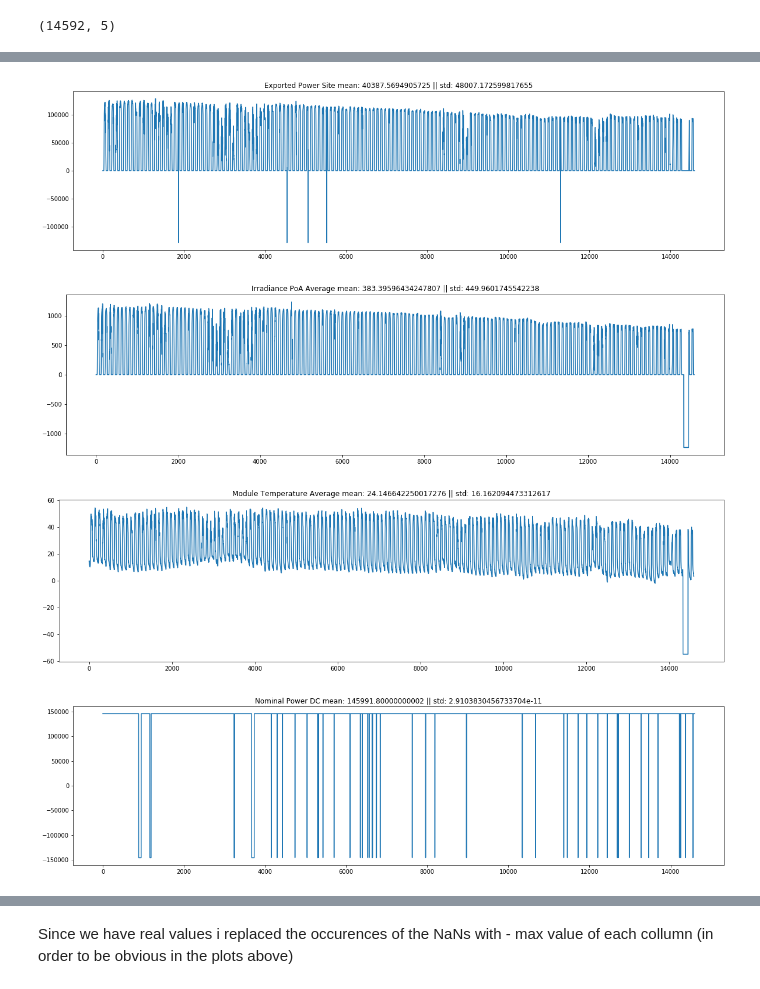
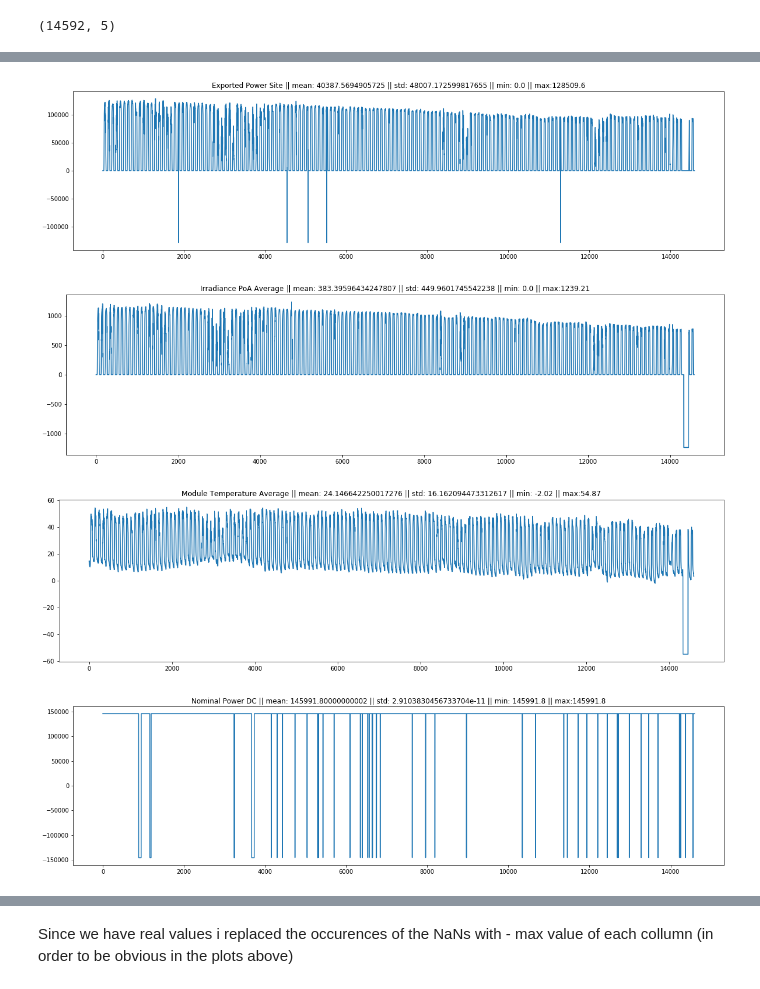
Before and after one commit to dimitrisl/PowerSeries, a Jupyter notebook: Power_ML.ipynb, the cells around one changed output, grey strips where cells are left out. Cells and saved outputs as stored; diff of their text form; code cells hidden in the pictures.

```diff
--- a/Power_ML.ipynb
+++ b/Power_ML.ipynb
@@ -32,23 +32,28 @@ df.head() # the change from , to . will make the calculations later on much easi
 # %%
 cols = df.columns[1:]
 twin_df = df.copy()
 twin_df[cols] = twin_df[cols].astype(float)
 df_info = {i:"" for i in cols}
 for i in cols:
     std = np.std(df[i].astype(float))  # i don't use twin_df here in order not to mess with the calculations
     mn = np.mean(df[i].astype(float))
-    text = "mean: {} || std: {}".format(mn, std)
-    twin_df[i] = twin_df[i].fillna(-np.max(df[i].astype(float)))
-    df_info[i] = {"mean":mn, "std":std}
+    minimum = np.min(df[i].astype(float))
+    maximum = np.max(df[i].astype(float))
+    text = "|| mean: {} || std: {} || min: {} || max:{}".format(mn, std, minimum, maximum)
+
+    nan_indicating_value = - np.max(np.abs(df[i].astype(float)))
+
+    twin_df[i] = twin_df[i].fillna(nan_indicating_value)
+    df_info[i] = {"mean":mn, "std":std, "min":minimum, "max":maximum}
     plt.figure(figsize=(20,5))
     plt.title(i+" "+text)
     plt.plot(twin_df[i]) # in order to check the actual values that would be nan otherwise.
     plt.show()
 # %% [output]
-[figure, old version]
+[figure, new version]
-[figure, old version]
+[figure, new version]
-[figure, old version]
+[figure, new version]
-[figure, old version]
+[figure, new version]
 # %%
 df_info
 # %% [output]
```
Also changed, not shown: parts of 1 cell of this notebook.
